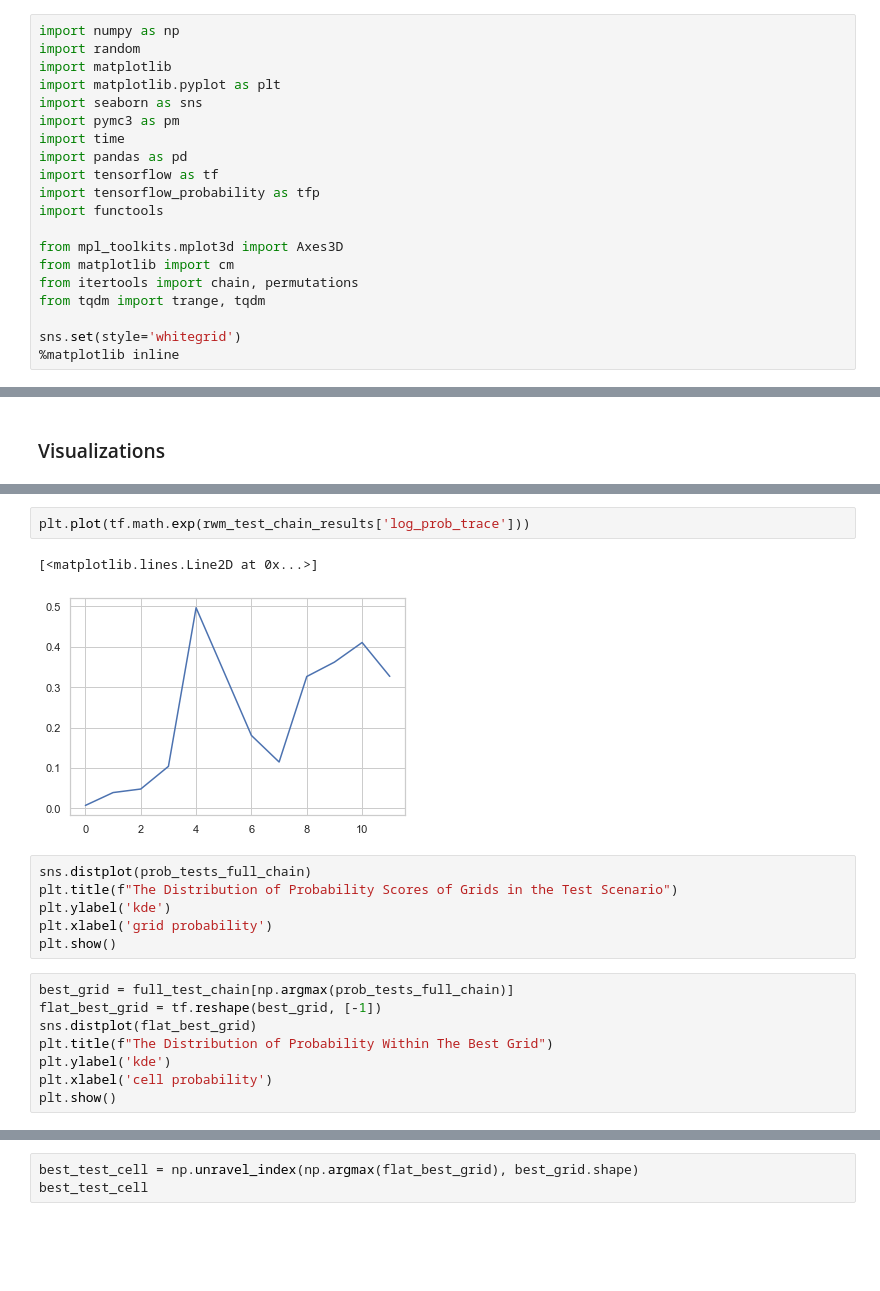
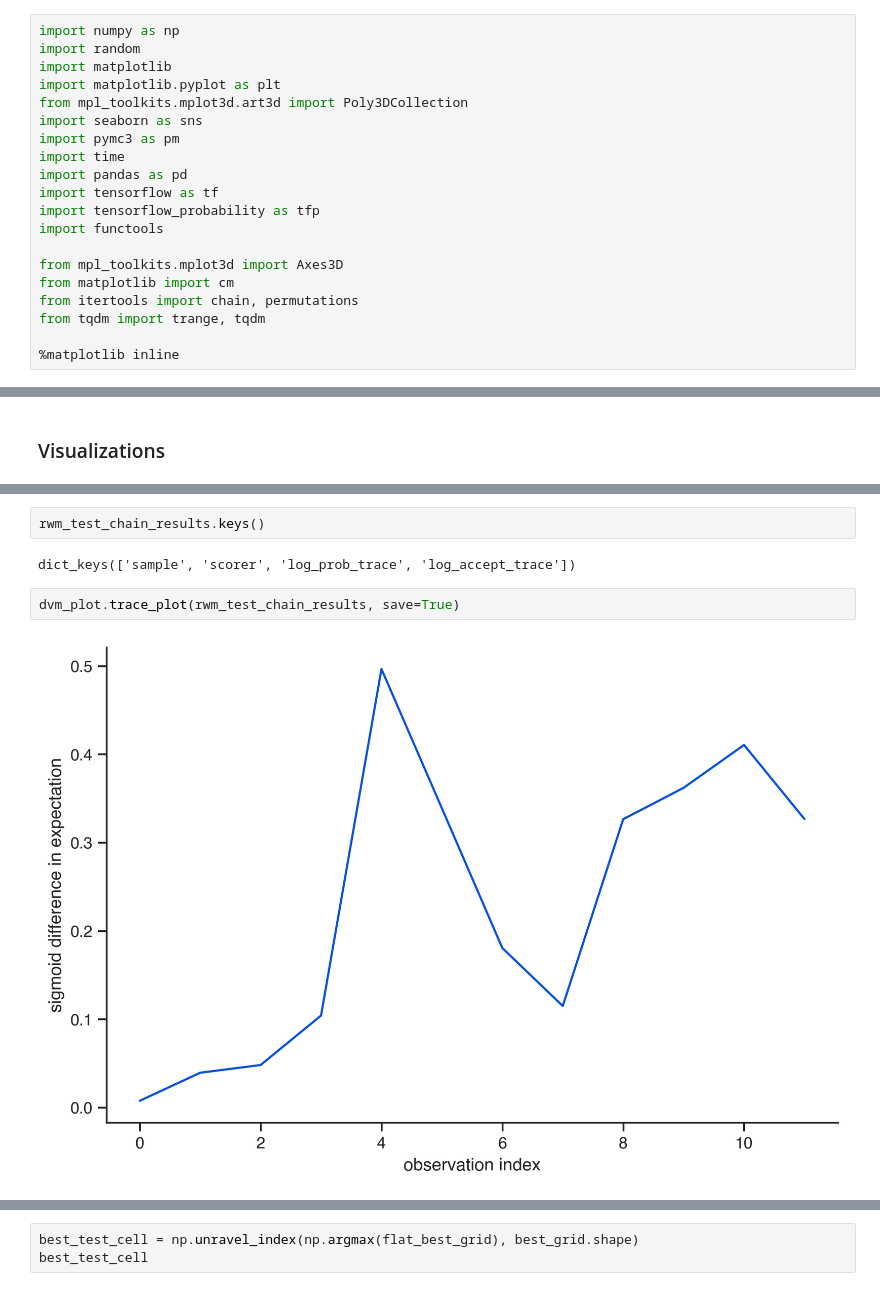
Before and after one commit to hangulu/thesis, a Jupyter notebook: code/main.ipynb, the cells around one changed output, grey strips where cells are left out. Drawn from its saved outputs; the diff is of its cells as text; blank space fills up the shorter version.

```diff
--- a/code/main.ipynb
+++ b/code/main.ipynb
@@ -14,6 +14,7 @@ import numpy as np
 import random
 import matplotlib
 import matplotlib.pyplot as plt
+from mpl_toolkits.mplot3d.art3d import Poly3DCollection
 import seaborn as sns
 import pymc3 as pm
 import time
@@ -27,7 +28,6 @@ from matplotlib import cm
 from itertools import chain, permutations
 from tqdm import trange, tqdm
 
-sns.set(style='whitegrid')
 %matplotlib inline
 # %%
 # Import written packages
@@ -199,19 +188,8 @@ importlib.reload(dvm)
-# %%
-plt.plot(tf.math.exp(rwm_test_chain_results['log_prob_trace']))
-# %% [output]
-[<matplotlib.lines.Line2D at 0x...>]
-[figure, removed]
-# %%
-sns.distplot(prob_tests_full_chain)
-plt.title(f"The Distribution of Probability Scores of Grids in the Test Scenario")
-plt.ylabel('kde')
-plt.xlabel('grid probability')
-plt.show()
-# %%
-best_grid = full_test_chain[np.argmax(prob_tests_full_chain)]
-flat_best_grid = tf.reshape(best_grid, [-1])
-sns.distplot(flat_best_grid)
-plt.title(f"The Distribution of Probability Within The Best Grid")
-plt.ylabel('kde')
-plt.xlabel('cell probability')
-plt.show()
+# %%
+rwm_test_chain_results.keys()
+# %% [output]
+dict_keys(['sample', 'scorer', 'log_prob_trace', 'log_accept_trace'])
+# %%
+dvm_plot.trace_plot(rwm_test_chain_results, save=True)
+# %% [output]
+[figure, added]
```
Also changed, not shown: parts of 17 cells of this notebook.
